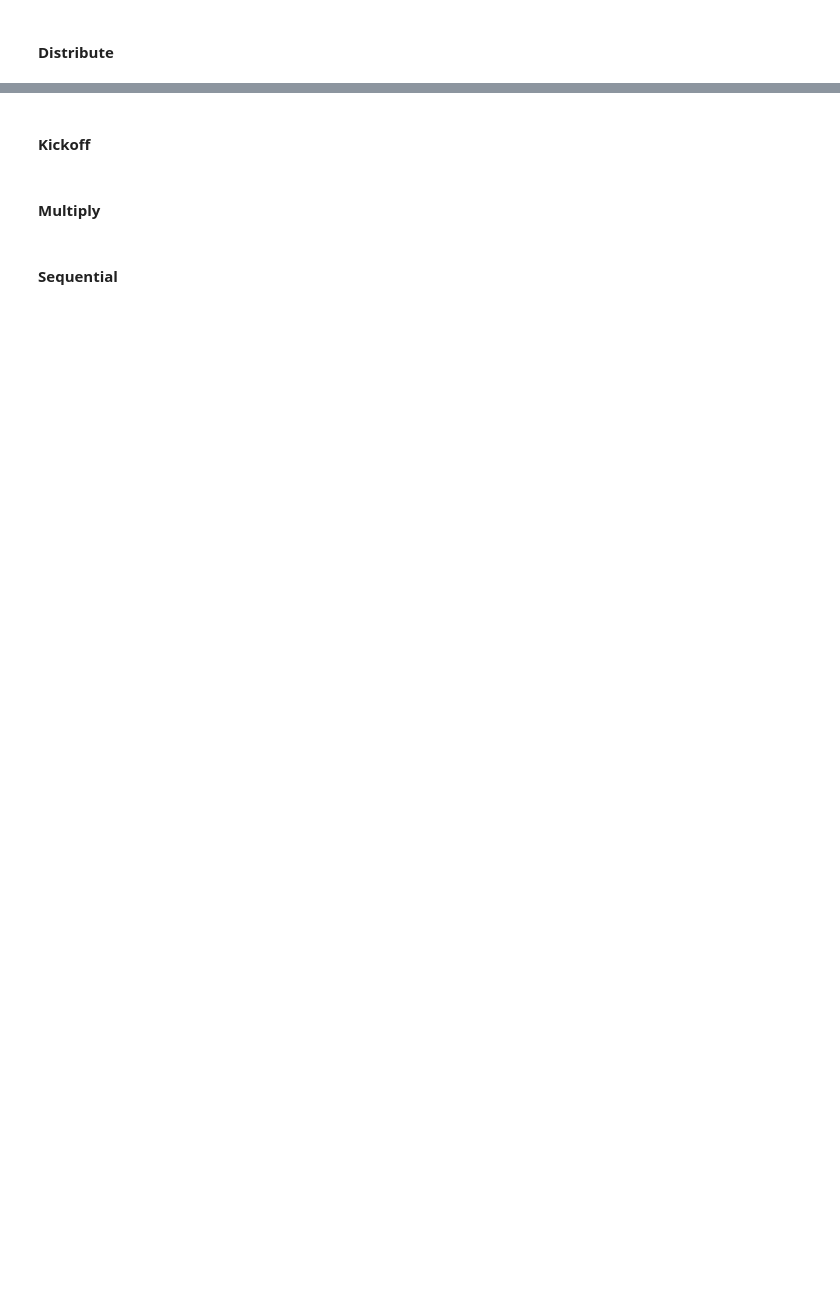
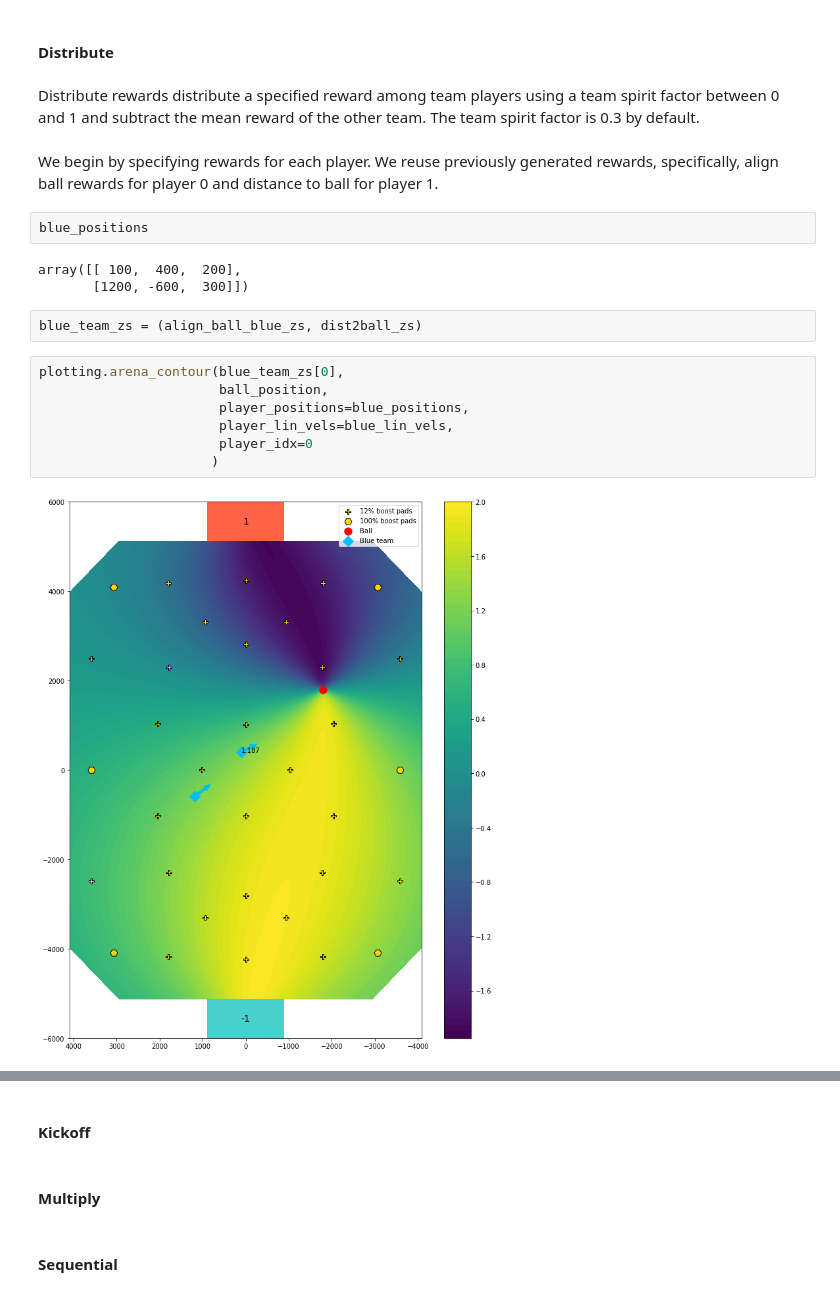
Before and after one commit to Enkhai/lucy-utils, a Jupyter notebook: examples/16_reward_shaping/analysis.ipynb, the cells around one changed output, grey strips where cells are left out. Cells and saved outputs as stored; diff of their text form; blank space fills up the shorter version.

Commit message:
Completed distributed reward example. Kickoff, multiply and sequential rewards remaining.

```diff
--- a/examples/16_reward_shaping/analysis.ipynb
+++ b/examples/16_reward_shaping/analysis.ipynb
@@ -783,2 +803,22 @@ This makes sense, since at the end and start of each step change, the rewards (n
 # %% [markdown]
 #### Distribute
+# %% [markdown]
+Distribute rewards distribute a specified reward among team players using a team spirit factor between 0 and 1 and subtract the mean reward of the other team. The team spirit factor is 0.3 by default.
+# %% [markdown]
+We begin by specifying rewards for each player. We reuse previously generated rewards, specifically, align ball rewards for player 0 and distance to ball for player 1.
+# %%
+blue_positions
+# %% [output]
+array([[ 100,  400,  200],
+       [1200, -600,  300]])
+# %%
+blue_team_zs = (align_ball_blue_zs, dist2ball_zs)
+# %%
+plotting.arena_contour(blue_team_zs[0],
+                       ball_position,
+                       player_positions=blue_positions,
+                       player_lin_vels=blue_lin_vels,
+                       player_idx=0
+                      )
+# %% [output]
+[figure, added]
```
Also changed, not shown: parts of 28 cells of this notebook, 1 other file.
